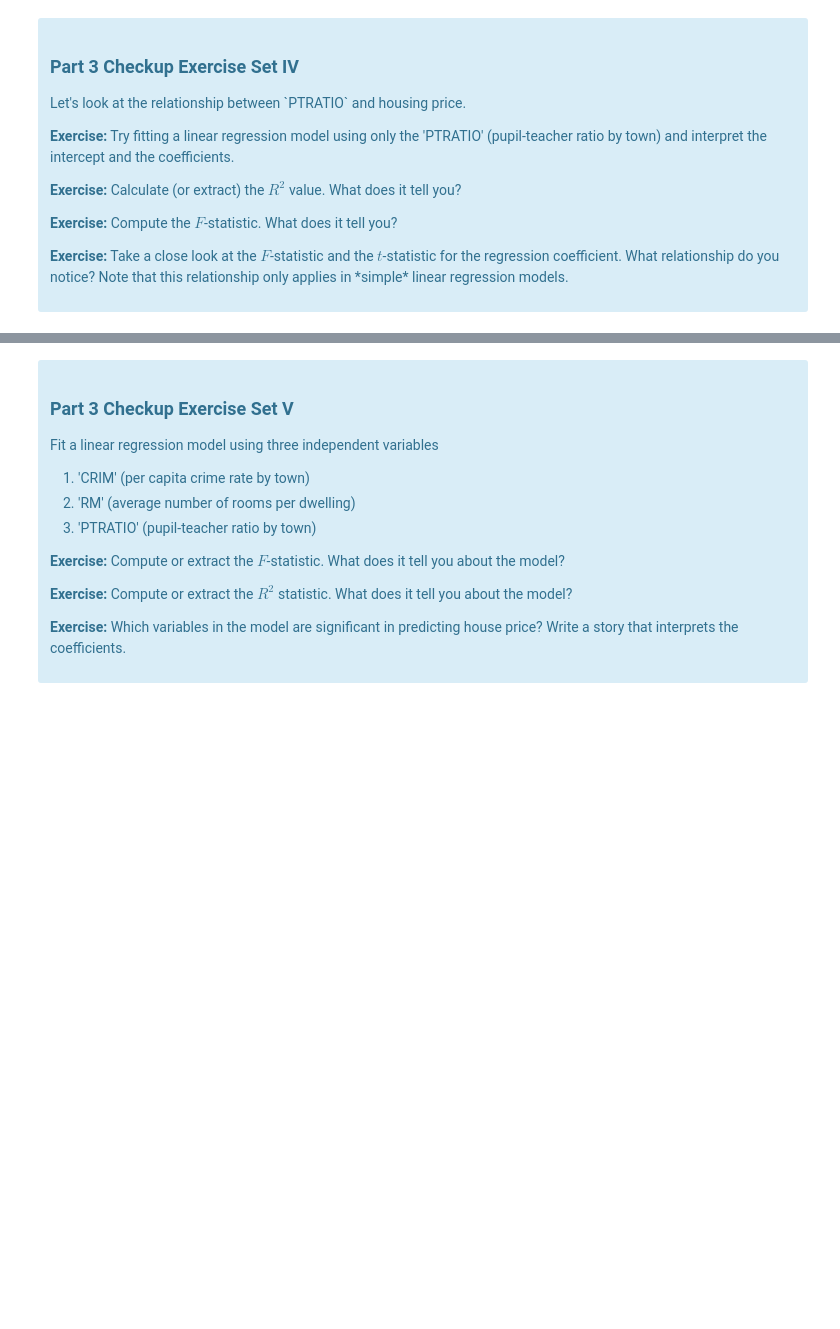
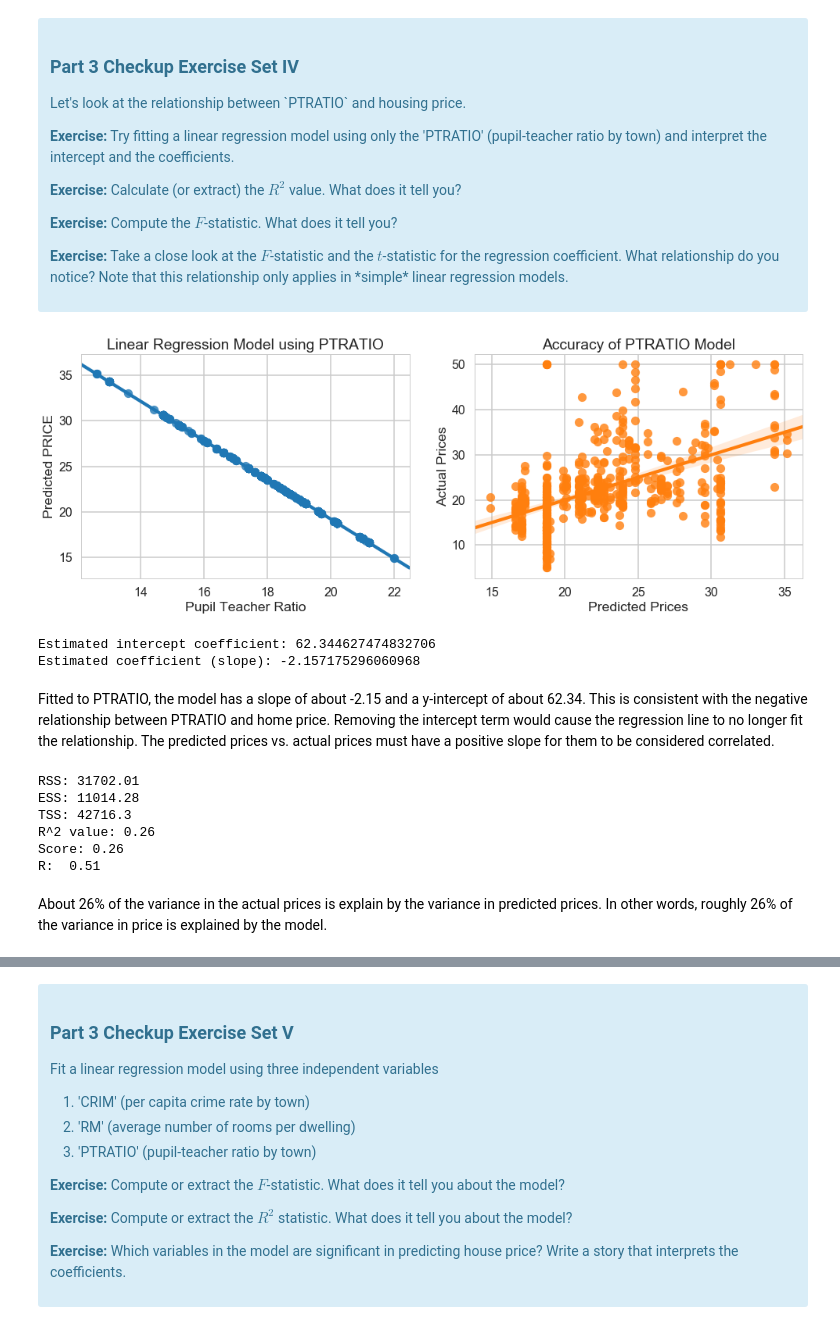
Before and after one commit to schmitzmelissa/Springboard-Mini-Projects, a Jupyter notebook: linear_regression/Mini_Project_Linear_Regression.ipynb, the cells around one changed output, grey strips where cells are left out. Saved outputs shown, nothing was run; the diff lists cells and outputs as text; code cells hidden in the pictures; blank space fills up the shorter version.

```diff
--- a/linear_regression/Mini_Project_Linear_Regression.ipynb
+++ b/linear_regression/Mini_Project_Linear_Regression.ipynb
@@ -595,0 +693,70 @@ Once we compute the $F$-statistic, we can use the $F$-distribution with $N-K$ an
+# %%
+# your turn
+# instantiate a regression model
+ptreg = LinearRegression()
+
+#reshape PTRATIO
+PT = bos.PTRATIO.values.reshape(-1,1)
+
+# fit the model to PTRATIO using sklearn
+ptreg.fit(PT, bos.PRICE)
+
+#lets also fit an OLS model
+ptreg_ols = ols('PRICE ~ PTRATIO',bos).fit()
+
+#predict prices based on model
+pt_predict = ptreg.predict(PT)
+
+#let's visualize because we can
+f, (ax1, ax2) = plt.subplots(1,2, figsize=(14,5))
+f.tight_layout(w_pad=2)
+
+
+#plot a visualization of the model
+sns.regplot(PT, pt_predict, ax=ax1)
+ax1.set_ylabel('Predicted PRICE')
+ax1.set_xlabel('Pupil Teacher Ratio')
+ax1.set_title('Linear Regression Model using PTRATIO')
+
+
+#plot a visualization of the accuracy of the model
+sns.regplot(pt_predict, bos.PRICE, ax=ax2)
+ax2.set_xlabel('Predicted Prices')
+ax2.set_ylabel('Actual Prices')
+ax2.set_title('Accuracy of PTRATIO Model')
+
+#show the plot
+plt.show()
+
+#print the coefficents
+print('Estimated intercept coefficient: {}'.format(ptreg.intercept_))
+print('Estimated coefficient (slope): {}'.format(ptreg.coef_[0]))
+# %% [output]
+[figure, added]
+Estimated intercept coefficient: 62.344627474832706
+Estimated coefficient (slope): -2.157175296060968
+# %% [markdown]
+Fitted to PTRATIO, the model has a slope of about -2.15 and a y-intercept of about 62.34. This is consistent with the negative relationship between PTRATIO and home price. Removing the intercept term would cause the regression line to no longer fit the relationship. The predicted prices vs. actual prices must have a positive slope for them to be considered correlated.
+# %%
+#Calculate the R^2 value
+RSS = np.sum((bos.PRICE - pt_predict) ** 2) #Residual sum of squares
+ESS = np.sum((pt_predict - np.mean(bos.PRICE)) ** 2) #Explained sum of squares
+TSS = ESS + RSS #Total Sum of squares
+R2 = ESS/TSS
+score = ptreg.score(PT,bos.PRICE)#sanity check for R^2 = score
+r = (np.sqrt(R2))
+print('RSS:',round(RSS,2))
+print('ESS:',round(ESS,2))
+print('TSS:',round(TSS,2))
+print('R^2 value:', round(R2,2))
+print('Score:',round(score,2))
+print('R: ',round(r,2))
+# %% [output]
+RSS: 31702.01
+ESS: 11014.28
+TSS: 42716.3
+R^2 value: 0.26
+Score: 0.26
+R:  0.51
+# %% [markdown]
+About 26% of the variance in the actual prices is explain by the variance in predicted prices. In other words, roughly 26% of the variance in price is explained by the model.
```
Also changed, not shown: parts of 31 cells of this notebook.
